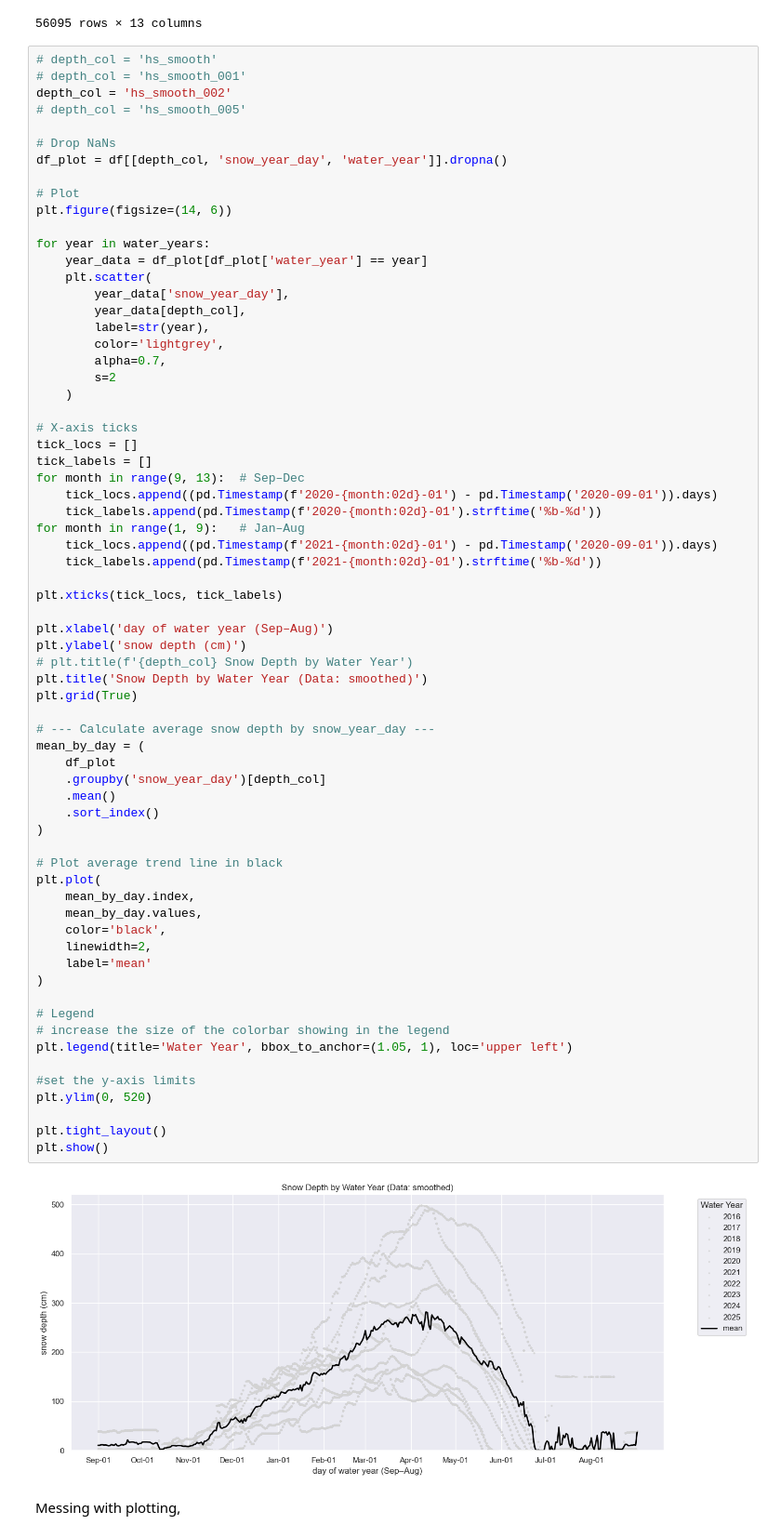
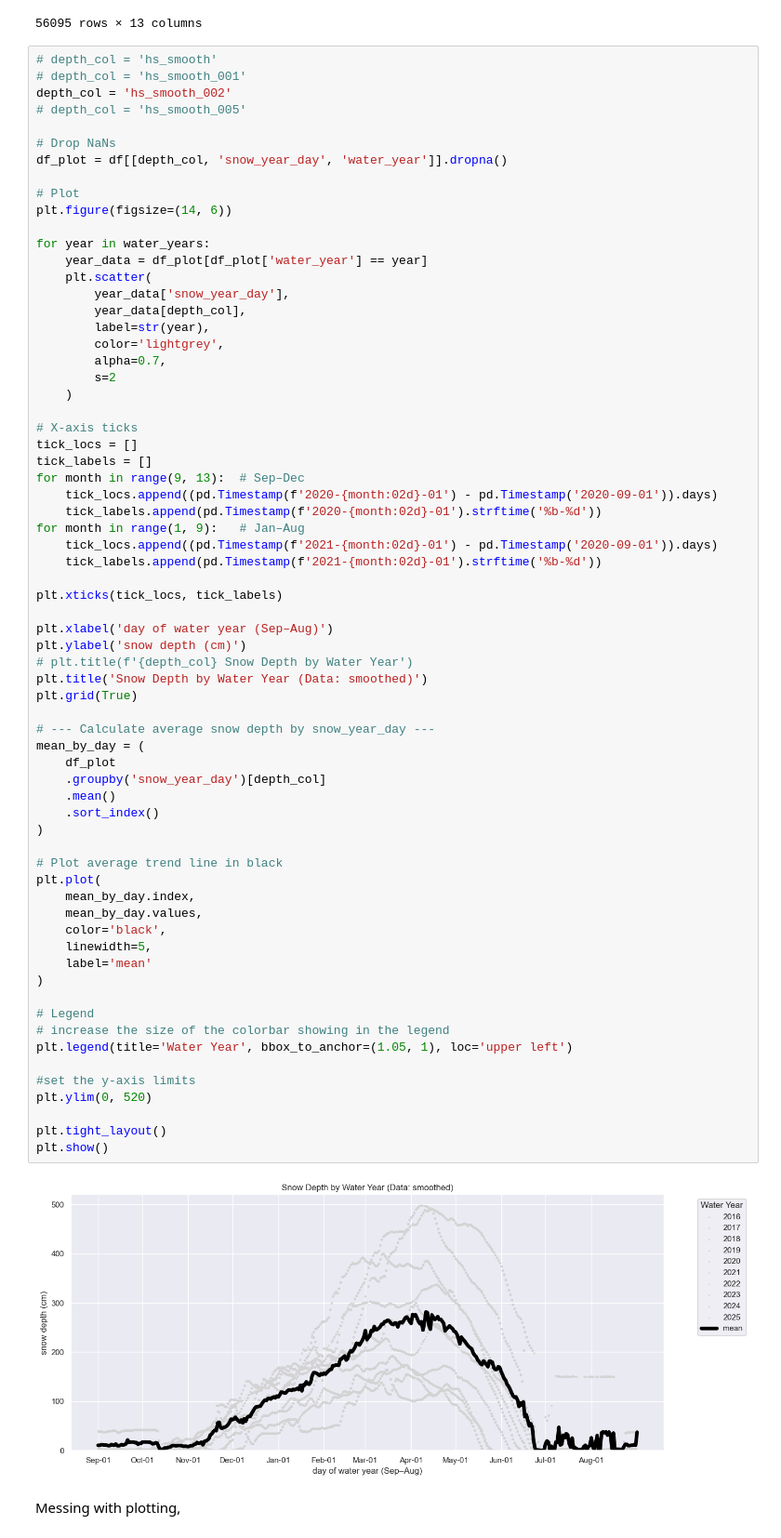
Before and after one commit to cassielumbrazo/juneau_data_analysis, a Jupyter notebook: 2_clean_all_powderpatch_synoptic .ipynb, the cells around one changed output. Shown at 93% size. Drawn from its saved outputs; the diff is of its cells as text.

Commit message:
messing with visualization

```diff
--- a/2_clean_all_powderpatch_synoptic .ipynb
+++ b/2_clean_all_powderpatch_synoptic .ipynb
@@ -783,35 +858,35 @@ plt.ylabel('snow depth (cm)')
 # plt.title(f'{depth_col} Snow Depth by Water Year')
 plt.title('Snow Depth by Water Year (Data: smoothed)')
 plt.grid(True)
 
 # --- Calculate average snow depth by snow_year_day ---
 mean_by_day = (
     df_plot
     .groupby('snow_year_day')[depth_col]
     .mean()
     .sort_index()
 )
 
 # Plot average trend line in black
 plt.plot(
     mean_by_day.index,
     mean_by_day.values,
     color='black',
-    linewidth=2,
+    linewidth=5,
     label='mean'
 )
 
 # Legend
 # increase the size of the colorbar showing in the legend
 plt.legend(title='Water Year', bbox_to_anchor=(1.05, 1), loc='upper left')
 
 #set the y-axis limits
 plt.ylim(0, 520)
 
 plt.tight_layout()
 plt.show()
 # %% [output]
-[figure, old version]
+[figure, new version]
 # %% [markdown]
 Messing with plotting,
 # %%
```
Also changed, not shown: parts of 4 cells of this notebook.
